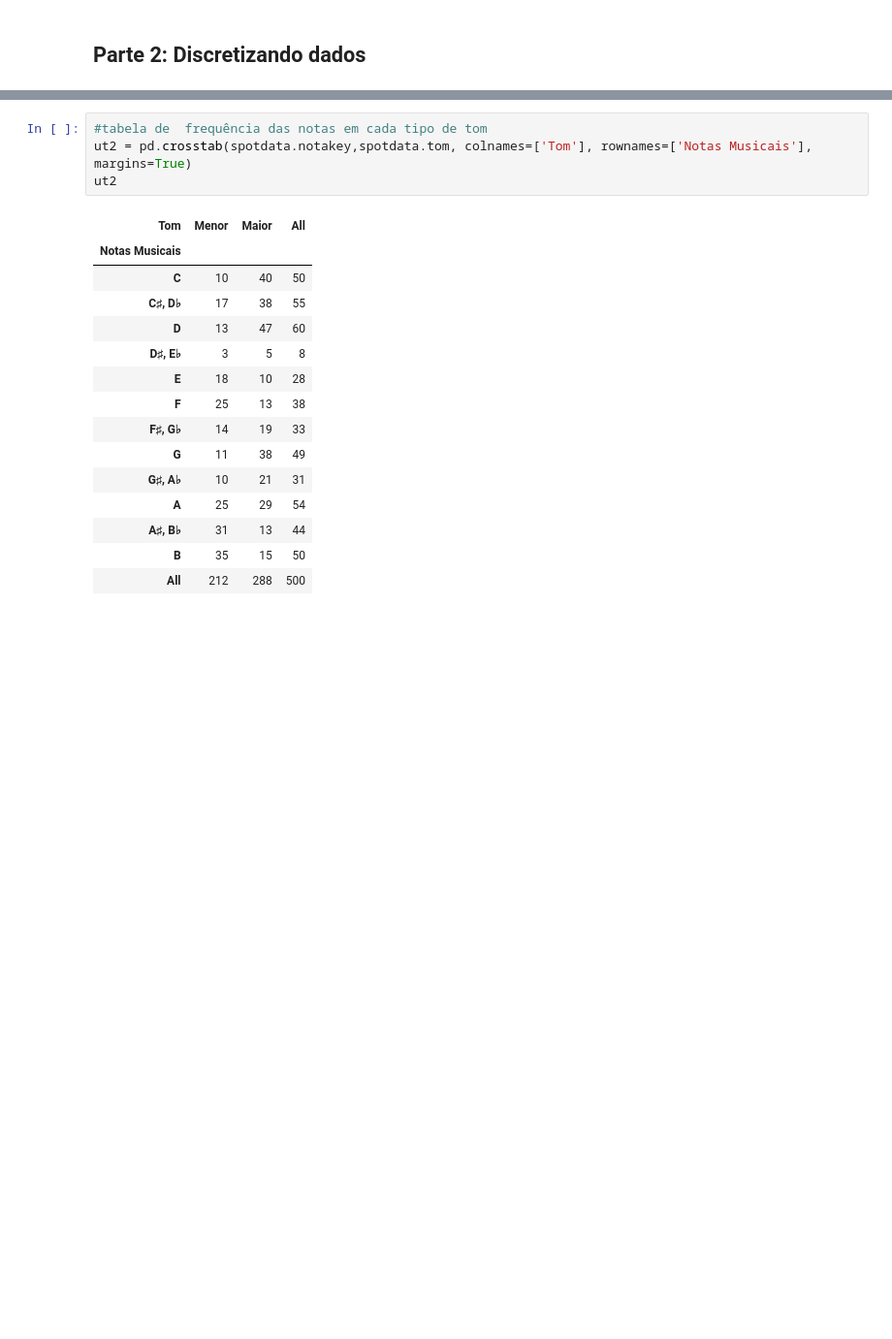
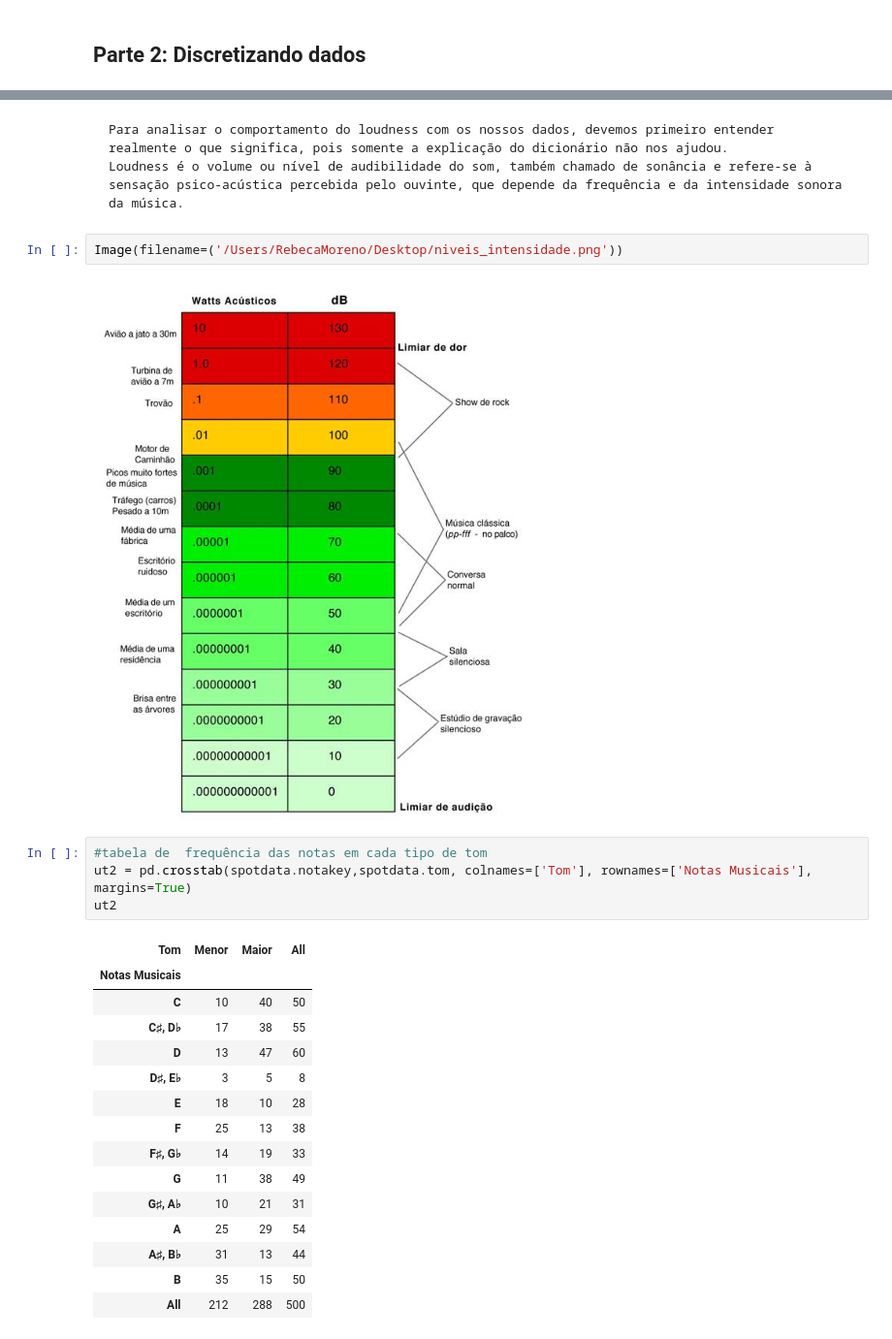
Before and after one commit to R09090909/Projeto3-cd, a Jupyter notebook: Projeto-3-CD-10.0.ipynb, the cells around one changed output, grey strips where cells are left out. Shown: that part at 97% size. Saved outputs shown, nothing was run; the diff lists cells and outputs as text; blank space fills up the shorter version.

```diff
--- a/Projeto-3-CD-10.0.ipynb
+++ b/Projeto-3-CD-10.0.ipynb
@@ -89,3 +111,10 @@ See the caveats in the documentation: http://pandas.pydata.org/pandas-docs/stabl
+# %% [markdown]
+    Para analisar o comportamento do loudness com os nossos dados, devemos primeiro entender realmente o que significa, pois somente a explicação do dicionário não nos ajudou.
+    Loudness é o volume ou nível de audibilidade do som, também chamado de sonância e refere-se à sensação psico-acústica percebida pelo ouvinte, que depende da frequência e da intensidade sonora da música.
+# %%
+Image(filename=('/Users/RebecaMoreno/Desktop/niveis_intensidade.png'))
+# %% [output]
+[figure, added]
 # %%
 #tabela de  frequência das notas em cada tipo de tom
 ut2 = pd.crosstab(spotdata.notakey,spotdata.tom, colnames=['Tom'], rownames=['Notas Musicais'], margins=True)
```
Also changed, not shown: parts of 27 cells of this notebook.
